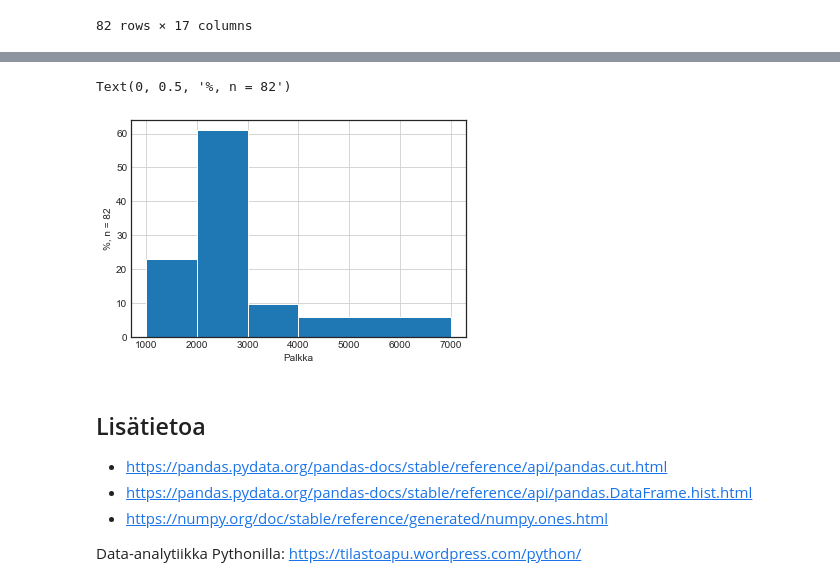
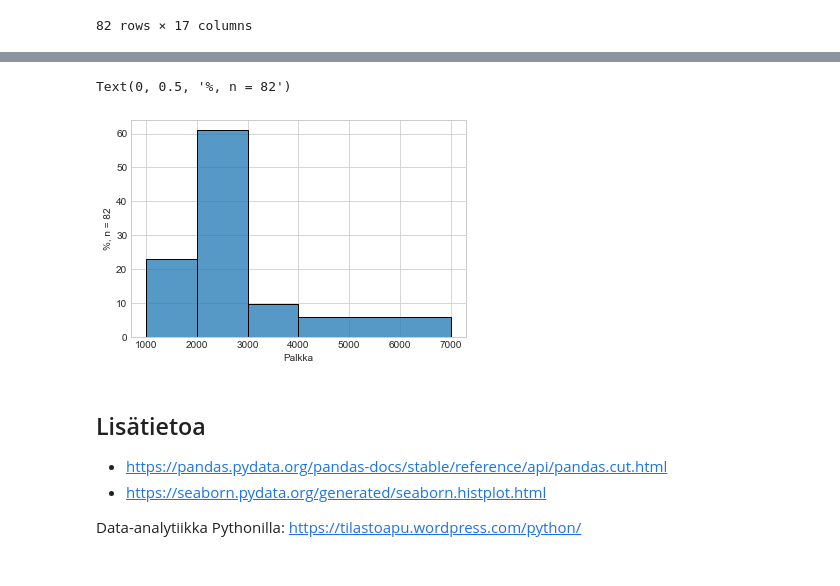
Before and after one commit to taanila/kuvaileva, a Jupyter notebook: luokiteltu_jakauma.ipynb, the cells around one changed output, grey strips where cells are left out. Drawn from its saved outputs; the diff is of its cells as text; code cells hidden in the pictures.

```diff
--- a/luokiteltu_jakauma.ipynb
+++ b/luokiteltu_jakauma.ipynb
@@ -106,24 +112,21 @@ Text(0, 0.5, 'Lukumäärä, n = 82')
-# %%
-# np.ones kikalla prosentit hist-kaavioon
-# np.ones kikka tuottaa painokertoimiksi 1/n
-
-# Havaintojen lukumäärä
-n = df['palkka'].count()
-
-# Histogrammi, jossa y-akselilla prosentit
-df['palkka'].hist(bins=rajat, weights=np.ones(n)/n*100, edgecolor='white')
-
-plt.xlabel('Palkka')
-plt.ylabel(f'%, n = {n}')
-# %% [output]
-Text(0, 0.5, '%, n = 82')
-[figure, removed]
+# %%
+# Histogrammi, jossa y-akselilla prosentit
+sns.histplot(df['palkka'], bins=rajat, stat='percent')
+
+plt.xlabel('Palkka')
+
+# Havaintojen lukumäärä
+n = df['palkka'].count()
+
+plt.ylabel(f'%, n = {n}')
+# %% [output]
+Text(0, 0.5, '%, n = 82')
+[figure, added]
 # %% [markdown]
 ## Lisätietoa
 
 
 * https://pandas.pydata.org/pandas-docs/stable/reference/api/pandas.cut.html
-* https://pandas.pydata.org/pandas-docs/stable/reference/api/pandas.DataFrame.hist.html
-* https://numpy.org/doc/stable/reference/generated/numpy.ones.html
+* https://seaborn.pydata.org/generated/seaborn.histplot.html
 
 Data-analytiikka Pythonilla: https://tilastoapu.wordpress.com/python/
```
Also changed, not shown: parts of 9 cells of this notebook.
